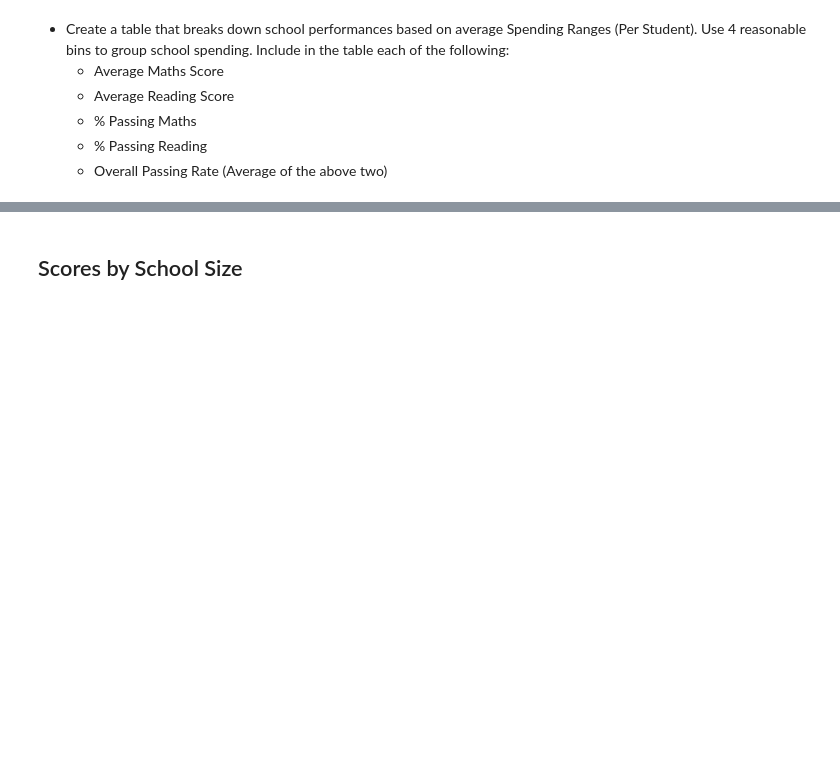
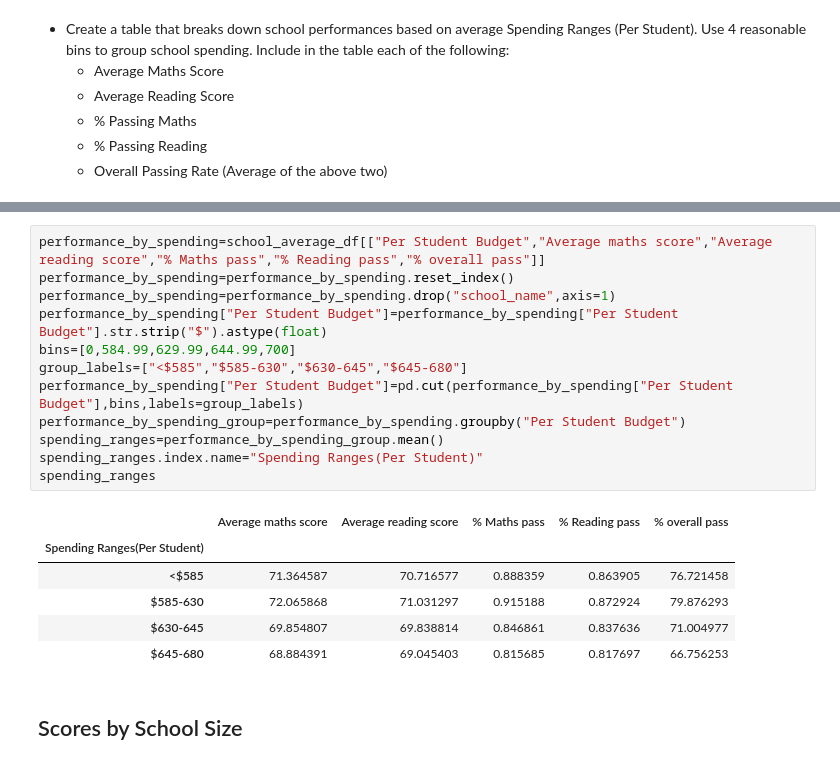
Before and after one commit to JollyCJoseph/pandas-challenge, a Jupyter notebook: PyCitySchools/PyCitySchools.ipynb, the cells around one changed output, grey strips where cells are left out. Drawn from its saved outputs; the diff is of its cells as text; blank space fills up the shorter version.

```diff
--- a/PyCitySchools/PyCitySchools.ipynb
+++ b/PyCitySchools/PyCitySchools.ipynb
@@ -307,3 +283,22 @@ reading_score_9_10_11_12
+# %%
+performance_by_spending=school_average_df[["Per Student Budget","Average maths score","Average reading score","% Maths pass","% Reading pass","% overall pass"]]
+performance_by_spending=performance_by_spending.reset_index()
+performance_by_spending=performance_by_spending.drop("school_name",axis=1)
+performance_by_spending["Per Student Budget"]=performance_by_spending["Per Student Budget"].str.strip("$").astype(float)
+bins=[0,584.99,629.99,644.99,700]
+group_labels=["<$585","$585-630","$630-645","$645-680"]
+performance_by_spending["Per Student Budget"]=pd.cut(performance_by_spending["Per Student Budget"],bins,labels=group_labels)
+performance_by_spending_group=performance_by_spending.groupby("Per Student Budget")
+spending_ranges=performance_by_spending_group.mean()
+spending_ranges.index.name="Spending Ranges(Per Student)"
+spending_ranges
+# %% [output]
+|  | Average maths score | Average reading score | % Maths pass | % Reading pass | % overall pass |
+| Spending Ranges(Per Student) |  |  |  |  |  |
+| <$585 | 71.364587 | 70.716577 | 0.888359 | 0.863905 | 76.721458 |
+| $585-630 | 72.065868 | 71.031297 | 0.915188 | 0.872924 | 79.876293 |
+| $630-645 | 69.854807 | 69.838814 | 0.846861 | 0.837636 | 71.004977 |
+| $645-680 | 68.884391 | 69.045403 | 0.815685 | 0.817697 | 66.756253 |
 # %% [markdown]
 ## Scores by School Size
 # %% [markdown]
```
Also changed, not shown: parts of 9 cells of this notebook.
